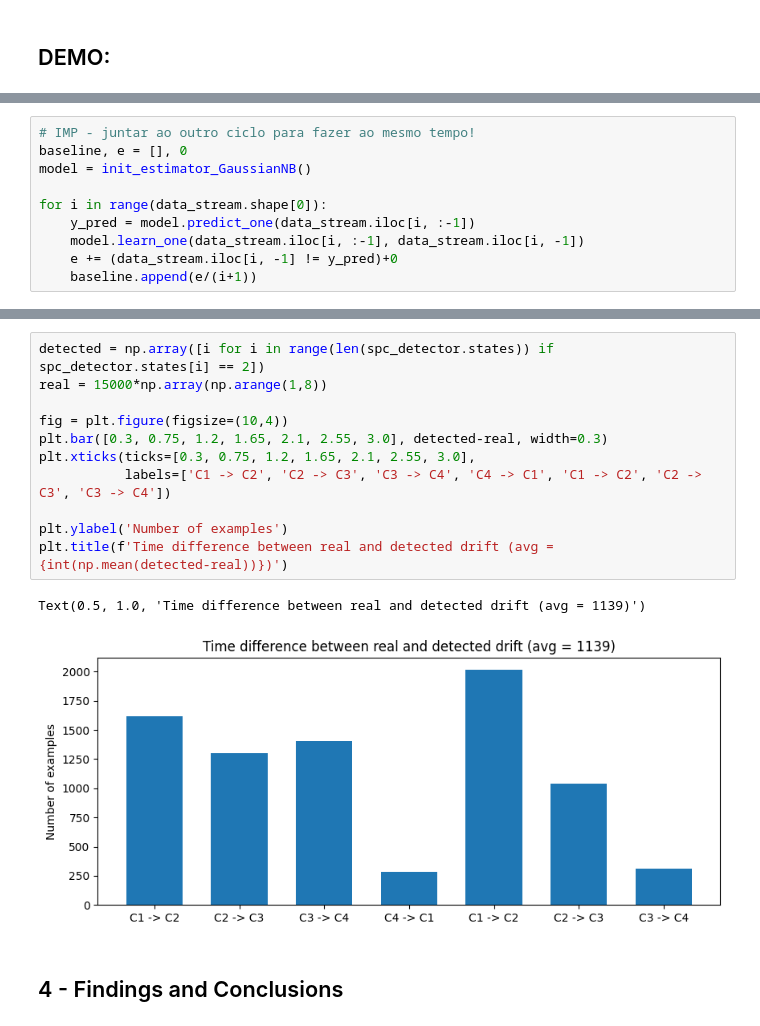
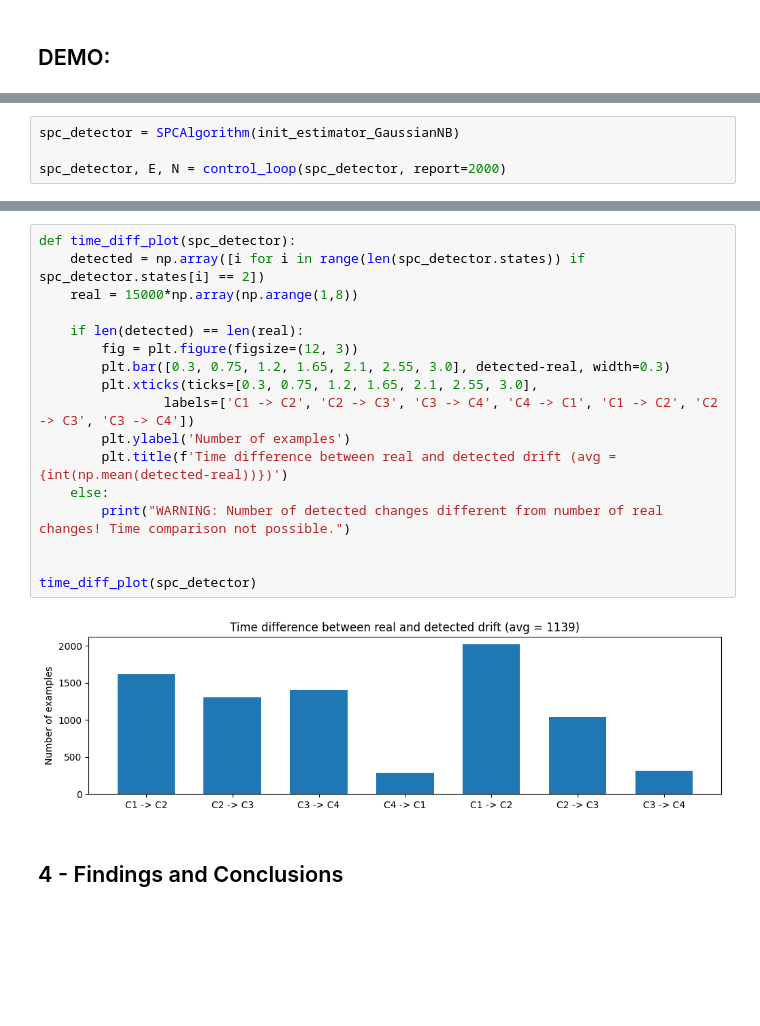
Before and after one commit to miguelFigSilva/dsm_SPC, a Jupyter notebook: updated_SPC.ipynb, the cells around one changed output, grey strips where cells are left out. Cells and saved outputs as stored; diff of their text form; blank space fills up the shorter version.

```diff
--- a/updated_SPC.ipynb
+++ b/updated_SPC.ipynb
@@ -401,10 +182,4 @@ Error after 120000 samples = 12.46%
 # %%
-# IMP - juntar ao outro ciclo para fazer ao mesmo tempo!
-baseline, e = [], 0
-model = init_estimator_GaussianNB()
+spc_detector = SPCAlgorithm(init_estimator_GaussianNB)
 
-for i in range(data_stream.shape[0]):
-    y_pred = model.predict_one(data_stream.iloc[i, :-1])
-    model.learn_one(data_stream.iloc[i, :-1], data_stream.iloc[i, -1])
-    e += (data_stream.iloc[i, -1] != y_pred)+0
-    baseline.append(e/(i+1))
+spc_detector, E, N = control_loop(spc_detector, report=2000)
@@ -441,17 +224,22 @@ plt.show()
 # %%
-detected = np.array([i for i in range(len(spc_detector.states)) if spc_detector.states[i] == 2])
-real = 15000*np.array(np.arange(1,8))
+def time_diff_plot(spc_detector):
+    detected = np.array([i for i in range(len(spc_detector.states)) if spc_detector.states[i] == 2])
+    real = 15000*np.array(np.arange(1,8))
 
-fig = plt.figure(figsize=(10,4))
-plt.bar([0.3, 0.75, 1.2, 1.65, 2.1, 2.55, 3.0], detected-real, width=0.3)
-plt.xticks(ticks=[0.3, 0.75, 1.2, 1.65, 2.1, 2.55, 3.0],
-           labels=['C1 -> C2', 'C2 -> C3', 'C3 -> C4', 'C4 -> C1', 'C1 -> C2', 'C2 -> C3', 'C3 -> C4'])
+    if len(detected) == len(real):
+        fig = plt.figure(figsize=(12, 3))
+        plt.bar([0.3, 0.75, 1.2, 1.65, 2.1, 2.55, 3.0], detected-real, width=0.3)
+        plt.xticks(ticks=[0.3, 0.75, 1.2, 1.65, 2.1, 2.55, 3.0],
+                labels=['C1 -> C2', 'C2 -> C3', 'C3 -> C4', 'C4 -> C1', 'C1 -> C2', 'C2 -> C3', 'C3 -> C4'])
+        plt.ylabel('Number of examples')
+        plt.title(f'Time difference between real and detected drift (avg = {int(np.mean(detected-real))})')
+    else:
+        print("WARNING: Number of detected changes different from number of real changes! Time comparison not possible.")
 
-plt.ylabel('Number of examples')
-plt.title(f'Time difference between real and detected drift (avg = {int(np.mean(detected-real))})')
+
+time_diff_plot(spc_detector)
 # %% [output]
-Text(0.5, 1.0, 'Time difference between real and detected drift (avg = 1139)')
-[figure, old version]
+[figure, new version]
 # %% [markdown]
 ## 4 - Findings and Conclusions
 # %% [markdown]
```
Also changed, not shown: parts of 40 cells of this notebook, 3 other files.
